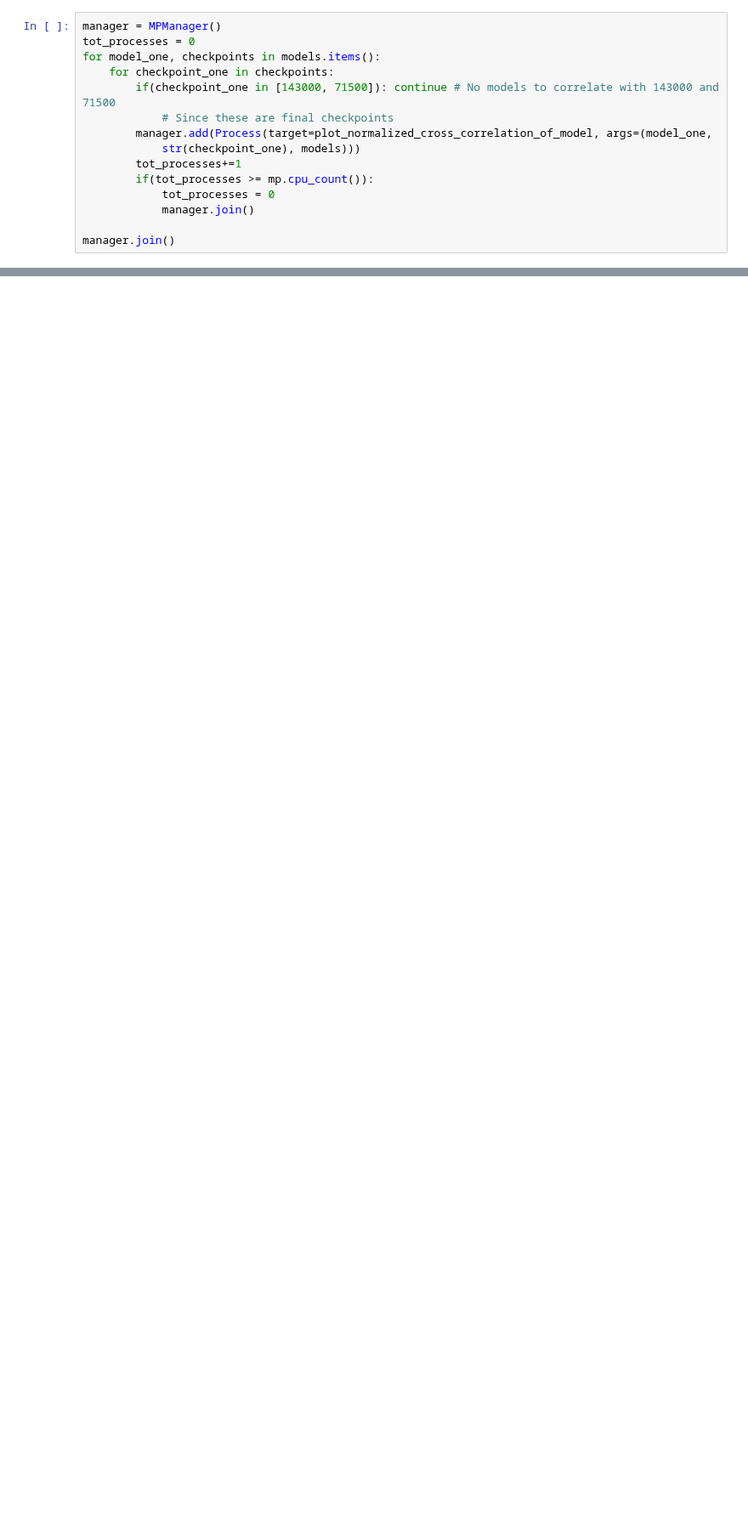
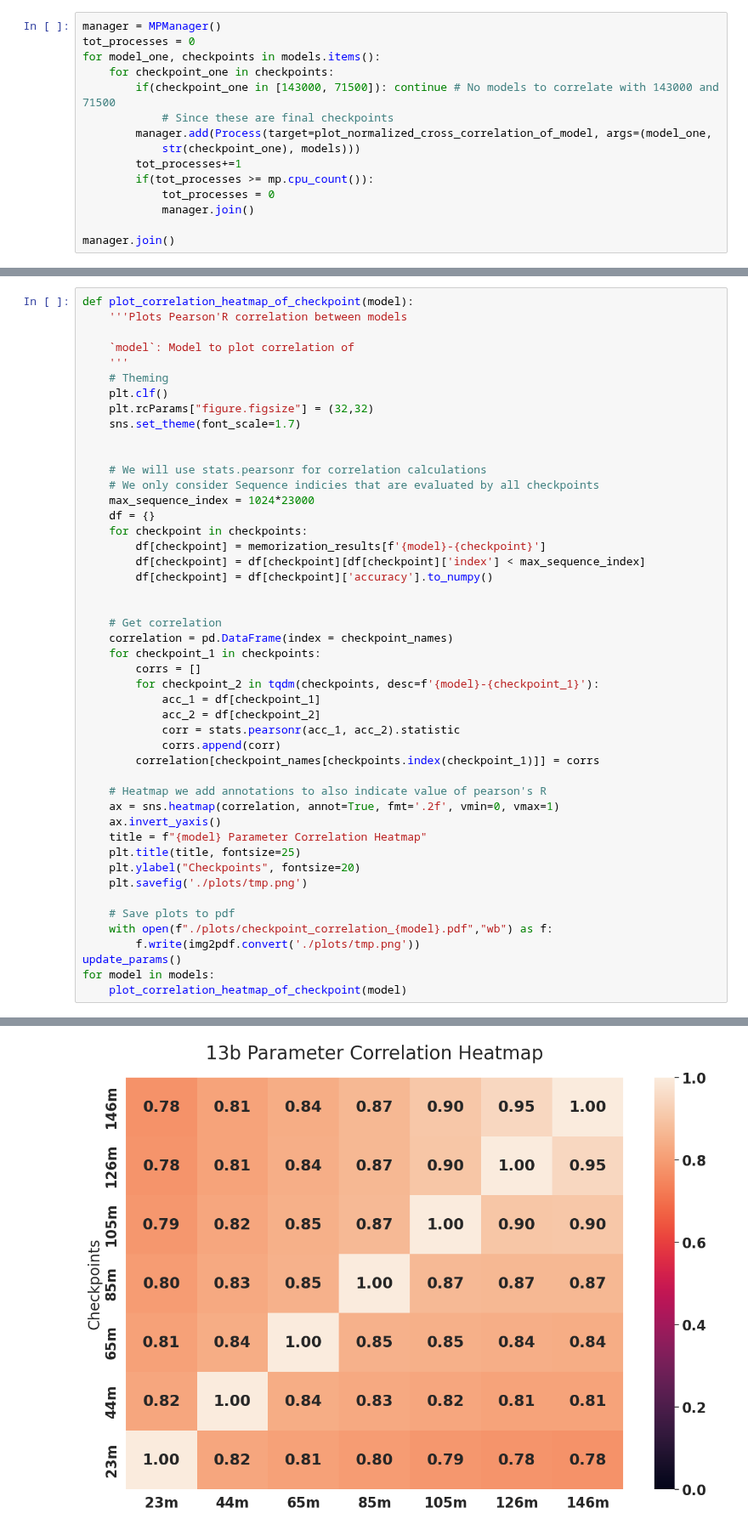
Before and after one commit to EleutherAI/gpt-neox, a Jupyter notebook: eda.ipynb, the cells around one changed output, grey strips where cells are left out. Shown at 85% size. Cells and saved outputs as stored; diff of their text form; blank space fills up the shorter version.

```diff
--- a/eda.ipynb
+++ b/eda.ipynb
@@ -472,0 +691,48 @@ manager.join()
+# %%
+def plot_correlation_heatmap_of_checkpoint(model):
+    '''Plots Pearson'R correlation between models
+
+    `model`: Model to plot correlation of
+    '''
+    # Theming
+    plt.clf()
+    plt.rcParams["figure.figsize"] = (32,32)
+    sns.set_theme(font_scale=1.7)
+
+
+    # We will use stats.pearsonr for correlation calculations
+    # We only consider Sequence indicies that are evaluated by all checkpoints
+    max_sequence_index = 1024*23000
+    df = {}
+    for checkpoint in checkpoints:
+        df[checkpoint] = memorization_results[f'{model}-{checkpoint}']
+        df[checkpoint] = df[checkpoint][df[checkpoint]['index'] < max_sequence_index]
+        df[checkpoint] = df[checkpoint]['accuracy'].to_numpy()
+
+
+    # Get correlation
+    correlation = pd.DataFrame(index = checkpoint_names)
+    for checkpoint_1 in checkpoints:
+        corrs = []
+        for checkpoint_2 in tqdm(checkpoints, desc=f'{model}-{checkpoint_1}'):
+            acc_1 = df[checkpoint_1]
+            acc_2 = df[checkpoint_2]
+            corr = stats.pearsonr(acc_1, acc_2).statistic
+            corrs.append(corr)
+        correlation[checkpoint_names[checkpoints.index(checkpoint_1)]] = corrs
+
+    # Heatmap we add annotations to also indicate value of pearson's R
+    ax = sns.heatmap(correlation, annot=True, fmt='.2f', vmin=0, vmax=1)
+    ax.invert_yaxis()
+    title = f"{model} Parameter Correlation Heatmap"
+    plt.title(title, fontsize=25)
+    plt.ylabel("Checkpoints", fontsize=20)
+    plt.savefig('./plots/tmp.png')
+
+    # Save plots to pdf
+    with open(f"./plots/checkpoint_correlation_{model}.pdf","wb") as f:
+        f.write(img2pdf.convert('./plots/tmp.png'))
+update_params()
+for model in models:
+    plot_correlation_heatmap_of_checkpoint(model)
+# %% [output]
@@ -472,0 +747 @@ manager.join()
+[figure, added]
```
Also changed, not shown: parts of 22 cells of this notebook, 3 other files.
